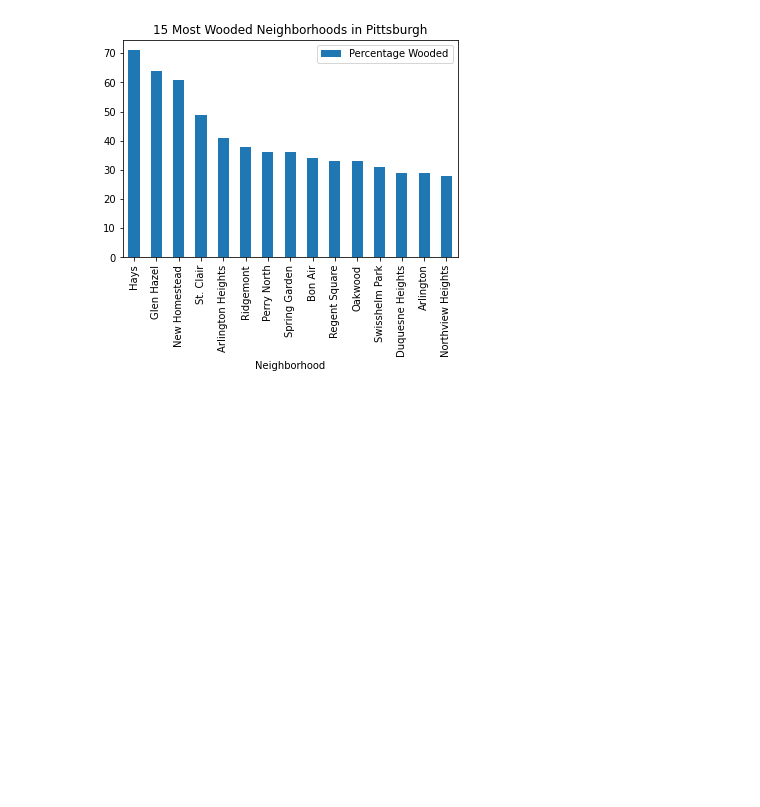
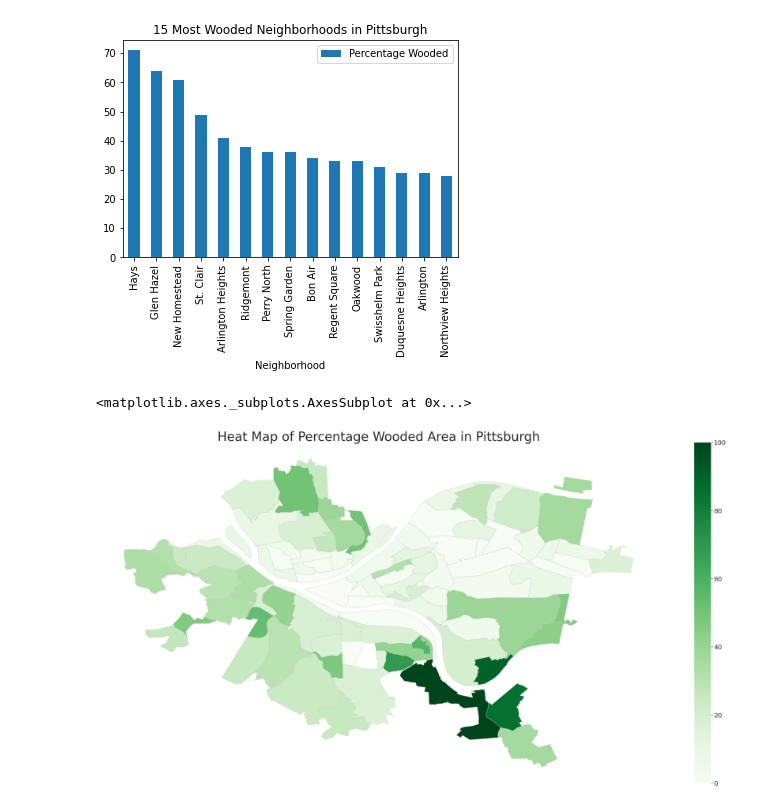
Before and after one commit to jhuang0420/CMPINF0010_Final_Project, a Jupyter notebook: Wooded Area/Wooded-Area.ipynb, the cells around one changed output. Saved outputs shown, nothing was run; the diff lists cells and outputs as text; code cells hidden in the pictures; blank space fills up the shorter version.

Commit message:
Add files via upload
Added a Heatmap to my notebook

```diff
--- a/Wooded Area/Wooded-Area.ipynb
+++ b/Wooded Area/Wooded-Area.ipynb
@@ -14,6 +14,9 @@ Find the neighborhood in Pittsburgh with the highest percentage of dense, wooded
 import pandas as pd
 import geopandas
 from shapely.geometry import Polygon, LineString, Point
+import seaborn as sns
+sns.set(style="darkgrid")
+import matplotlib.pyplot as plt
 %matplotlib inline
 # %% [markdown]
 ### Datasets:
@@ -115,6 +115,23 @@ sub.plot.bar(x="Neighborhood", y="Percentage Wooded", title="15 Most Wooded Neig
 # %% [output]
 <matplotlib.axes._subplots.AxesSubplot at 0x...>
 [figure]
+# %%
+neighborhoods["Wooded"] = per
+fig, ax = plt.subplots(1, figsize=(40, 20))
+ax.axis('off')
+ax.set_title('Heat Map of Percentage Wooded Area in Pittsburgh', fontdict={'fontsize': '40', 'fontweight' : '3'})
+#create color bar
+color = 'Greens'
+vmin, vmax = 0, 100
+sm = plt.cm.ScalarMappable(cmap=color, norm=plt.Normalize(vmin=vmin, vmax=vmax))
+sm._A = []
+cbar = fig.colorbar(sm)
+cbar.ax.tick_params(labelsize=20)
+#plot
+neighborhoods.plot('Wooded', cmap=color, linewidth=0.8, ax=ax, edgecolor='0.8', figsize=(40,20))
+# %% [output]
+<matplotlib.axes._subplots.AxesSubplot at 0x...>
+[figure, added]
 # %% [markdown]
 # Conclusion:
 
```
Also changed, not shown: parts of 3 cells of this notebook.
